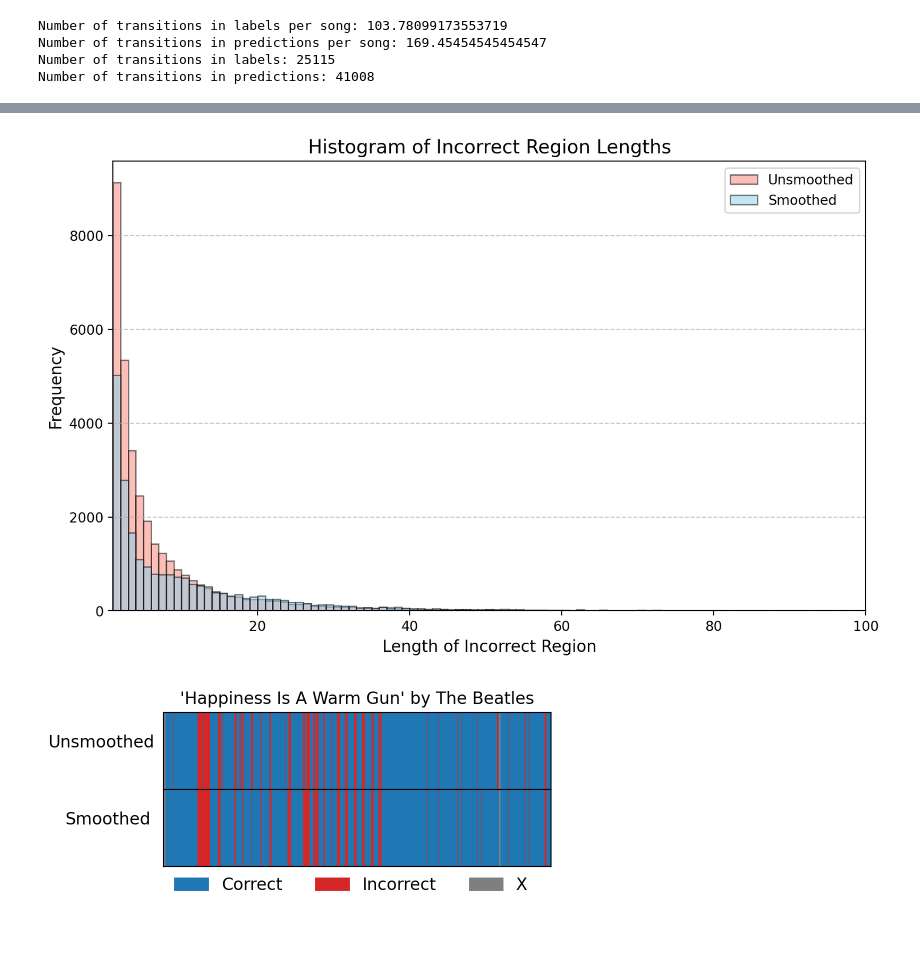
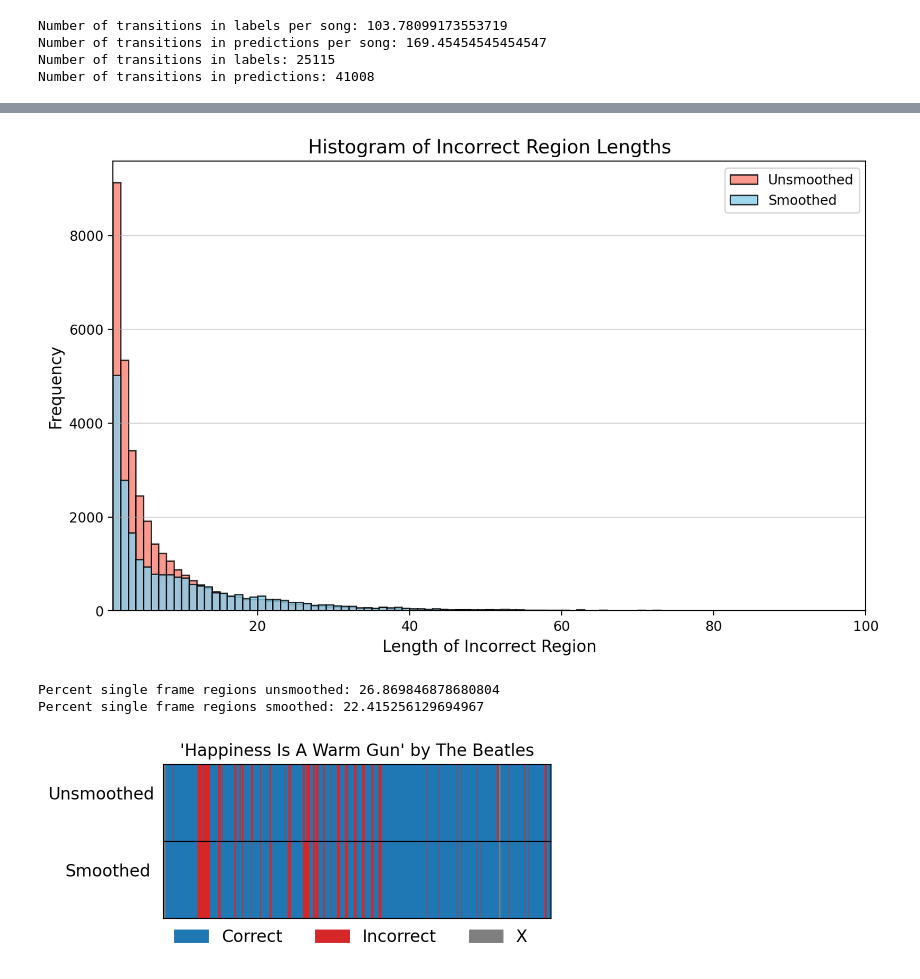
Before and after one commit to PierreRL/AutomaticChordRecognition, a Jupyter notebook: notebooks/experiments/6. HMM Smoothing.ipynb, the cells around one changed output, grey strips where cells are left out. Cells and saved outputs as stored; diff of their text form; code cells hidden in the pictures; blank space fills up the shorter version.

Commit message:
feat: hmm smoothing in diss

```diff
--- a/notebooks/experiments/6. HMM Smoothing.ipynb
+++ b/notebooks/experiments/6. HMM Smoothing.ipynb
@@ -23,15 +23,6 @@ device = get_torch_device()
 DIR = './results'
 experiment_name = 'hparams_random/segment_length_28_layers_1_hidden_size_201'
 
-def get_model(exp_path, hmm=False, alpha=0.8):
-    device = get_torch_device()
-    state_dict = torch.load(f'{DIR}/{exp_path}/best_model.pth', map_location=device, weights_only=True)
-    model = ISMIR2017ACR(hmm_smoothing=hmm, hmm_alpha=alpha)
-    model.load_state_dict(state_dict)
-    model.eval()
-    model.to(device)
-    return model
-
 model = get_model(experiment_name)
 
 _, val_filenames, _ = get_split_filenames()
@@ -202,5 +231,5 @@ df_smoothness
 # %%
-model = get_model(experiment_name, hmm=True, alpha=0.2)
+model = get_model(experiment_name, hmm=True, hmm_alpha=0.2)
 model.to('cpu')
 all_preds = [] # List of all predictions, size (N, F, V)
 all_labels = [] # List of all labels, size (N, F)
@@ -228,18 +257,28 @@ incorrect_region_lengths_unsmooth = region_metrics['incorrect_region_lengths']
 # %%
 # Incorrect region histogram
 plt.figure(figsize=(10, 6))
-plt.hist(incorrect_region_lengths_unsmooth, bins=range(1, max(incorrect_region_lengths_unsmooth) + 2), color='salmon', edgecolor='black', alpha=0.5)
-plt.hist(incorrect_region_lengths_smooth, bins=range(1, max(incorrect_region_lengths_smooth) + 2), color='skyblue', edgecolor='black', alpha=0.5)
+plt.hist(incorrect_region_lengths_unsmooth, bins=range(1, max(incorrect_region_lengths_unsmooth) + 2), color='salmon', edgecolor='black', alpha=0.8)
+plt.hist(incorrect_region_lengths_smooth, bins=range(1, max(incorrect_region_lengths_smooth) + 2), color='skyblue', edgecolor='black', alpha=0.8)
 plt.xlim(1, 100)
 plt.title("Histogram of Incorrect Region Lengths", fontsize=14)
 plt.xlabel("Length of Incorrect Region", fontsize=12)
 plt.ylabel("Frequency", fontsize=12)
-plt.grid(axis='y', linestyle='--', alpha=0.7)
+plt.grid(axis='y', linestyle='-', alpha=0.5, zorder=0)
 plt.legend(['Unsmoothed', 'Smoothed'])
-# plt.savefig('./thesis/figures/incorrect_region_histogram.png', dpi=100, bbox_inches='tight')
+plt.savefig('./thesis/figures/incorrect_region_smoothing_histogram.png', dpi=100, bbox_inches='tight')
 plt.show()
 # %% [output]
-[figure, old version]
+[figure, new version]
+# %%
+# Get percentage of incorrect regions which are single frame
+percent_single_frame_regions_unsmooth = (incorrect_region_lengths_unsmooth.count(1) / len(incorrect_region_lengths_unsmooth)) * 100
+percent_single_frame_regions_smooth = (incorrect_region_lengths_smooth.count(1) / len(incorrect_region_lengths_smooth)) * 100
+
+print('Percent single frame regions unsmoothed:', percent_single_frame_regions_unsmooth)
+print('Percent single frame regions smoothed:', percent_single_frame_regions_smooth)
+# %% [output]
+Percent single frame regions unsmoothed: 26.869846878680804
+Percent single frame regions smoothed: 22.415256129694967
 # %%
 import matplotlib as mpl
 import matplotlib.pyplot as plt
```
Also changed, not shown: parts of 8 cells of this notebook, 25 other files.
